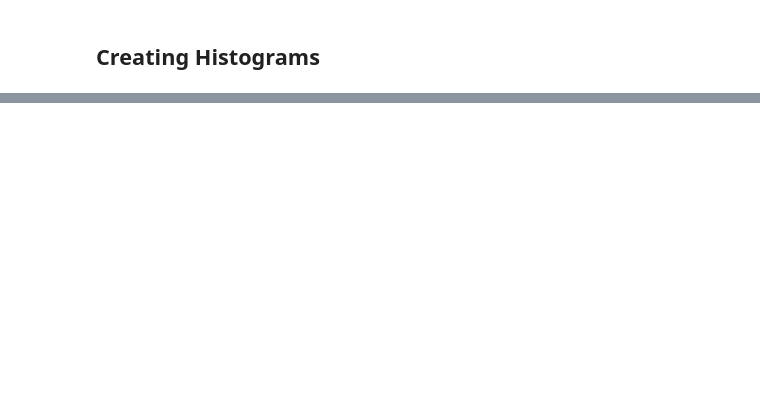
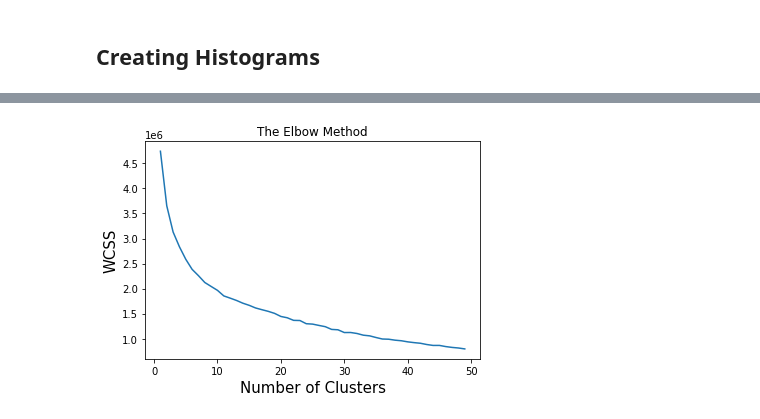
Before and after one commit to amitbharti017/Pattern-Recognition, a Jupyter notebook: PR_Task2-Clustering.ipynb, the cells around one changed output, grey strips where cells are left out. Drawn from its saved outputs; the diff is of its cells as text; code cells hidden in the pictures; blank space fills up the shorter version.

```diff
--- a/PR_Task2-Clustering.ipynb
+++ b/PR_Task2-Clustering.ipynb
@@ -288,7 +200,0 @@ df
-# %%
-label_test = []
-test=[]
-for category,img_list in bag_of_visual_words_test.items():
-    for img in img_list:
-        test.append(img)
-        label_test.append(category)
@@ -374,0 +276,9 @@ plt.show()
+# %%
+labels_180 = []
+train_180=[]
+for category,img_list in bag_of_visual_words_180.items():
+    for img in img_list:
+        train_180.append(img)
+        labels_180.append(category)
+print(len(labels_180))
+print(len(train_180))
@@ -374,0 +288,5 @@ plt.show()
+# %%
+train_180 = np.squeeze(train_180, axis = 1)
+print(train_180.shape)
+train_120 = pd.DataFrame(train_180)
+print(train_180)
@@ -374,0 +379,14 @@ plt.show()
+# %%
+wcss = []
+for i in range(1,50):
+    kmeans=KMeans(n_clusters=i, init ="k-means++", random_state=0)
+    kmeans.fit(train_120)
+    wcss.append(kmeans.inertia_)
+
+plt.plot(range(1,50),wcss)
+plt.title('The Elbow Method')
+plt.xlabel('Number of Clusters')
+plt.ylabel('WCSS')
+plt.show()
+# %% [output]
+[figure, added]
```
Also changed, not shown: parts of 63 cells of this notebook.
